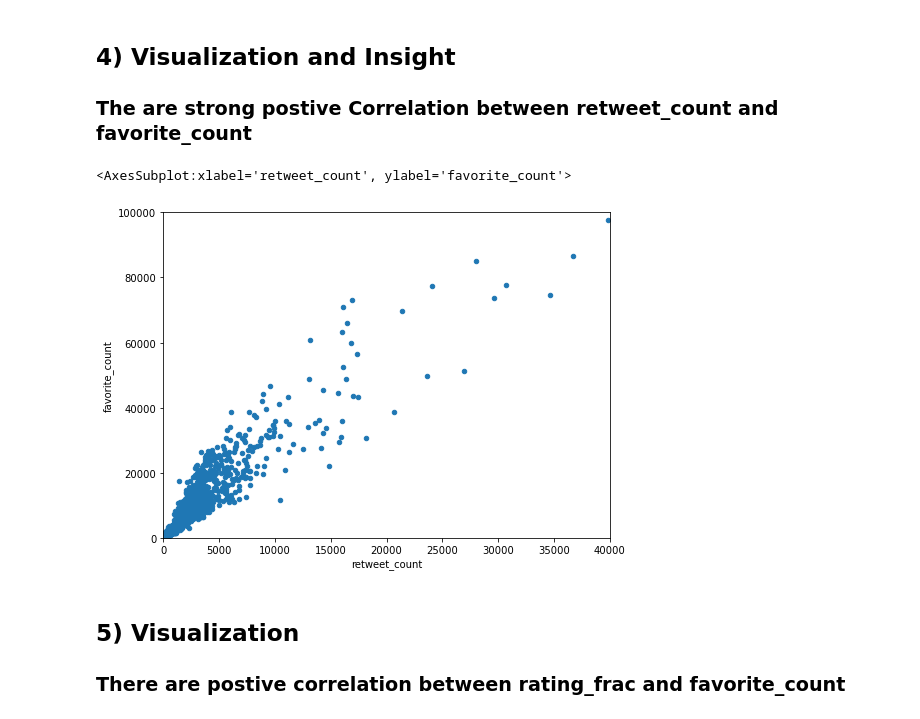
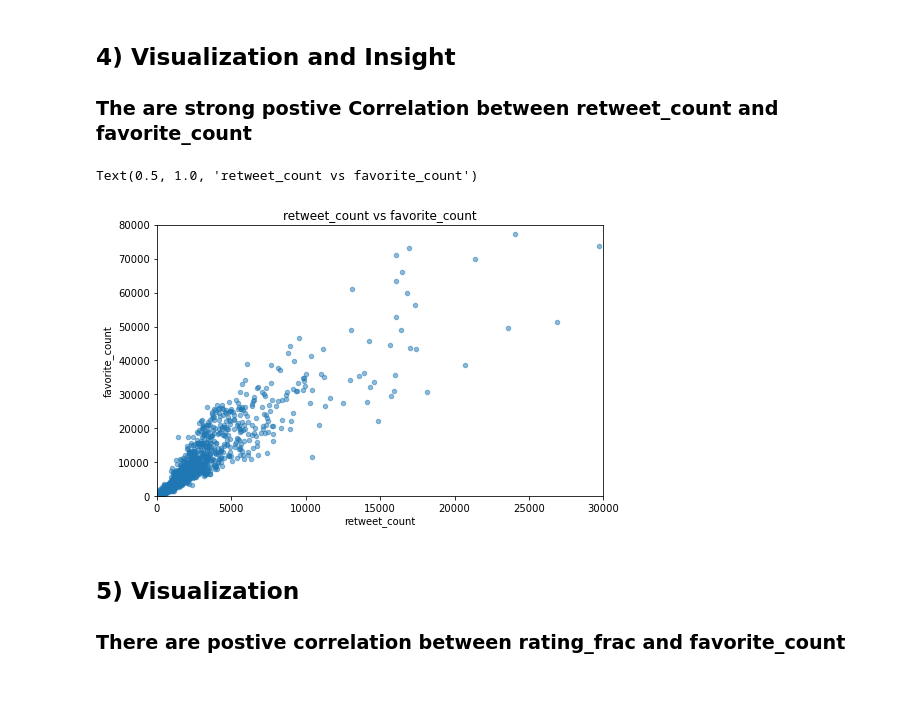
Before and after one commit to Onsymers/Wrangle_WeRateDogs, a Jupyter notebook: wrangle_act.ipynb, the cells around one changed output. Saved outputs shown, nothing was run; the diff lists cells and outputs as text; code cells hidden in the pictures; blank space fills up the shorter version.

```diff
--- a/wrangle_act.ipynb
+++ b/wrangle_act.ipynb
@@ -1039,10 +1038,15 @@ Name: rating_frac, dtype: float64
 ## 4) Visualization and Insight
 ### The are strong postive Correlation between retweet_count and favorite_count
 # %%
-df_twitter_archive.plot(kind='scatter', x='retweet_count', y ='favorite_count',figsize=(8,6),xlim=(0,40000), ylim=(0,100000))
+ax = df_twitter_archive.plot(kind='scatter', x='retweet_count', y ='favorite_count',alpha=0.5,
+                        figsize=(8,5),xlim=(0,30000), ylim=(0,80000))
+
+plt.title('retweet_count vs favorite_count')
+#fig = ax.get_figure()
+#fig.savefig('retweet_favorite.png',dpi=300, quality=95, bbox_inches='tight')
 # %% [output]
-<AxesSubplot:xlabel='retweet_count', ylabel='favorite_count'>
+Text(0.5, 1.0, 'retweet_count vs favorite_count')
-[figure, old version]
+[figure, new version]
 # %% [markdown]
 ## 5) Visualization
 ### There are postive correlation between rating_frac and favorite_count
```
Also changed, not shown: parts of 23 cells of this notebook, 1 other file.
